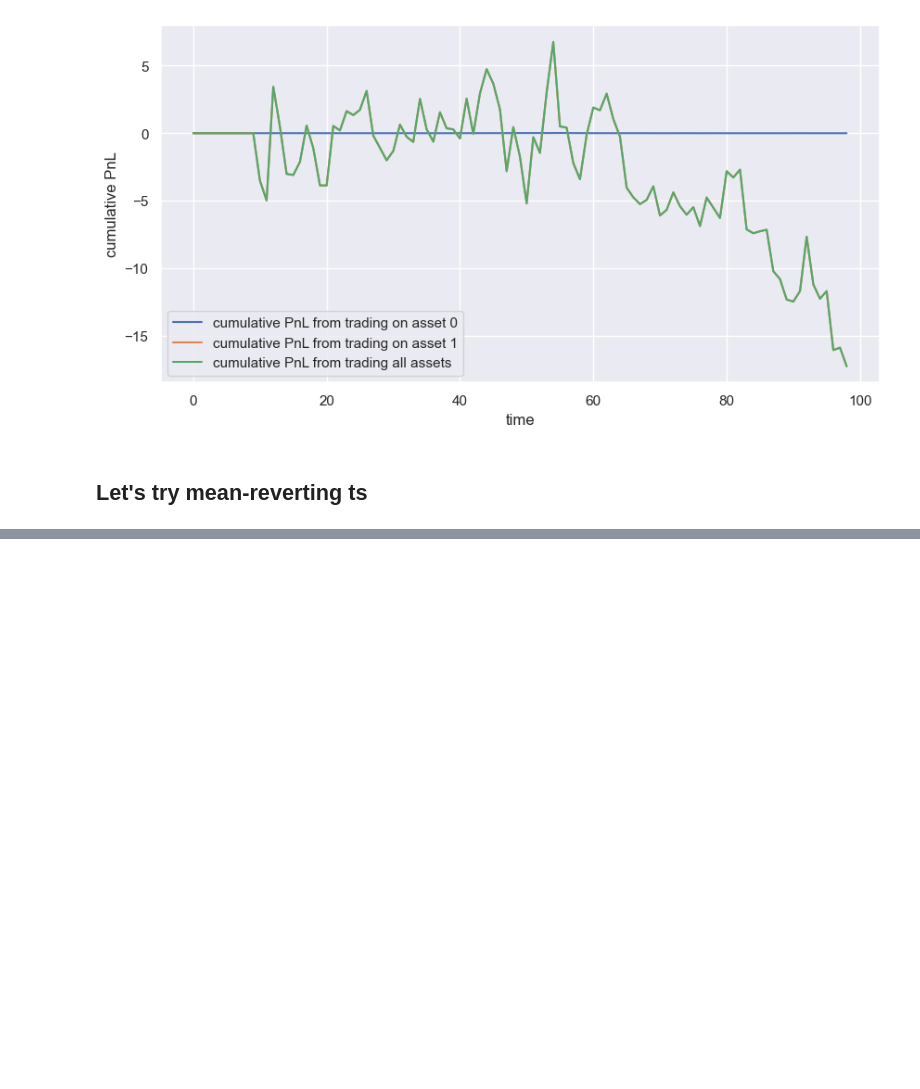
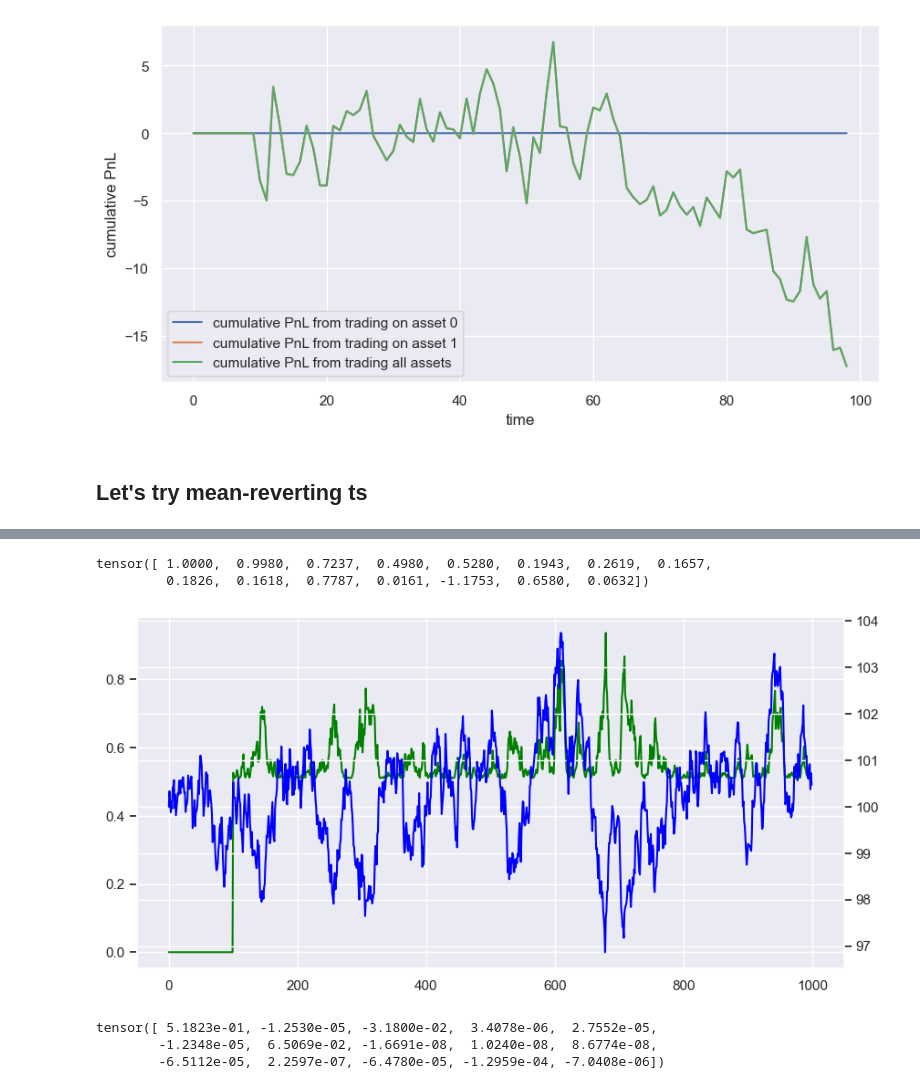
Before and after one commit to gaetanX21/SigTrading, a Jupyter notebook: src/Playground.ipynb, the cells around one changed output, grey strips where cells are left out. Drawn from its saved outputs; the diff is of its cells as text; code cells hidden in the pictures; blank space fills up the shorter version.

```diff
--- a/src/Playground.ipynb
+++ b/src/Playground.ipynb
@@ -156,0 +163,36 @@ tensor([ 3.1469e-06,  1.7873e-04,  3.5746e-04, -4.3325e-06])
+# %%
+path_index = 0 # path we want to look at
+X = synthetic_batch_stock_data[path_index]
+f = info_data[path_index]
+time = torch.arange(0, T)/T
+Z = torch.zeros((T, 2))
+Z[:,0] = time
+Z[:,1] = X.squeeze()
+
+xi = torch.zeros(T)
+
+min_steps = 100
+
+for t in range(min_steps, T):
+    Z_t = Z[:t,:]
+    ZZ_t = utils.compute_signature(Z_t, ts.depth, no_batch=True)
+    xi[t] = torch.dot(ts.functionals[0], ZZ_t)
+# %%
+ZZ_t
+# %% [output]
+tensor([ 1.0000,  0.9980,  0.7237,  0.4980,  0.5280,  0.1943,  0.2619,  0.1657,
+         0.1826,  0.1618,  0.7787,  0.0161, -1.1753,  0.6580,  0.0632])
+# %%
+plt.figure(figsize=(10,5))
+plt.plot(xi, color='green')
+plt.twinx()
+plt.plot(X, color="blue")
+plt.show()
+# %% [output]
+[figure, added]
+# %%
+ts.functionals[0]
+# %% [output]
+tensor([ 5.1823e-01, -1.2530e-05, -3.1800e-02,  3.4078e-06,  2.7552e-05,
+        -1.2348e-05,  6.5069e-02, -1.6691e-08,  1.0240e-08,  8.6774e-08,
+        -6.5112e-05,  2.2597e-07, -6.4780e-05, -1.2959e-04, -7.0408e-06])
```
Also changed, not shown: parts of 5 cells of this notebook, 3 other files.
